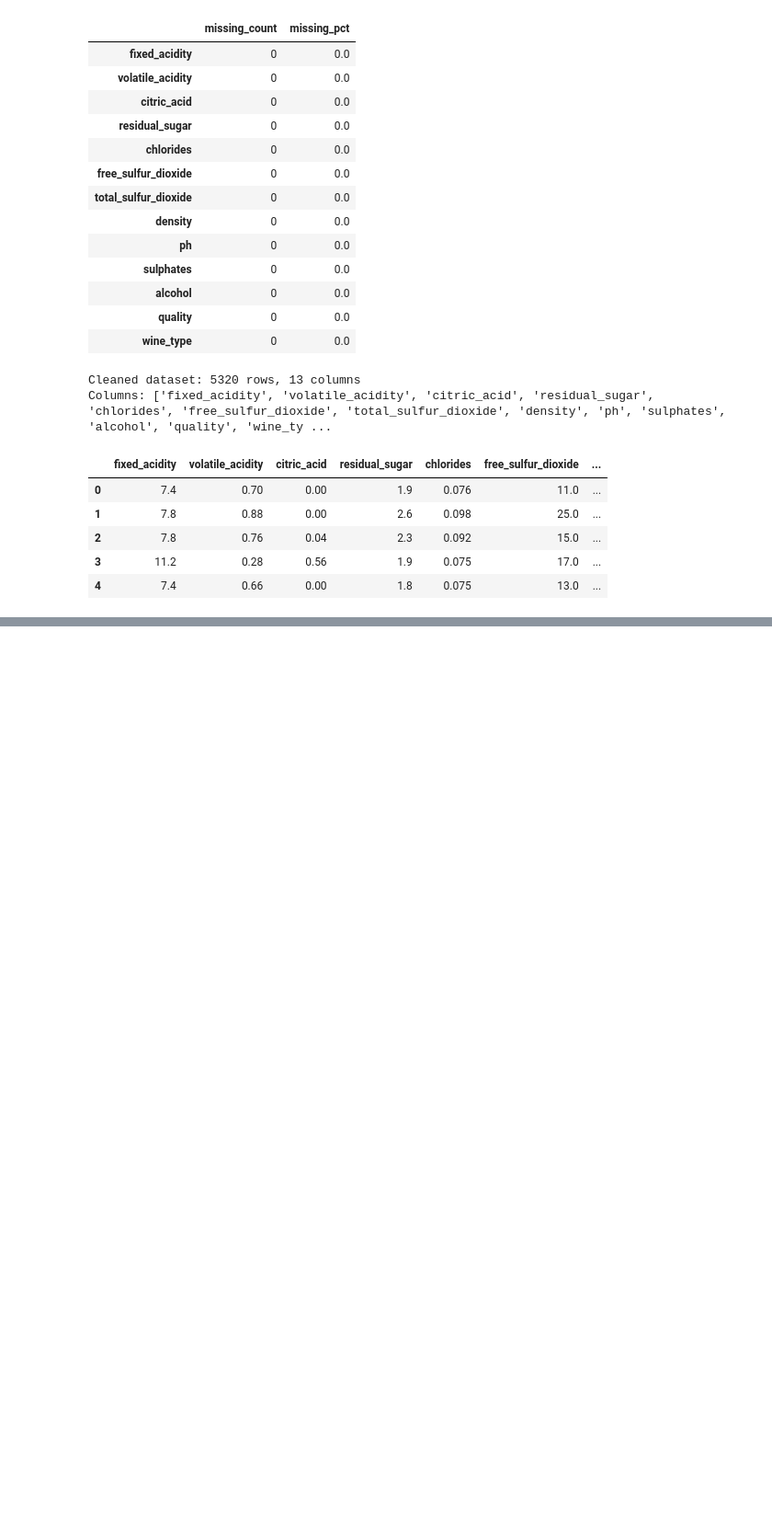
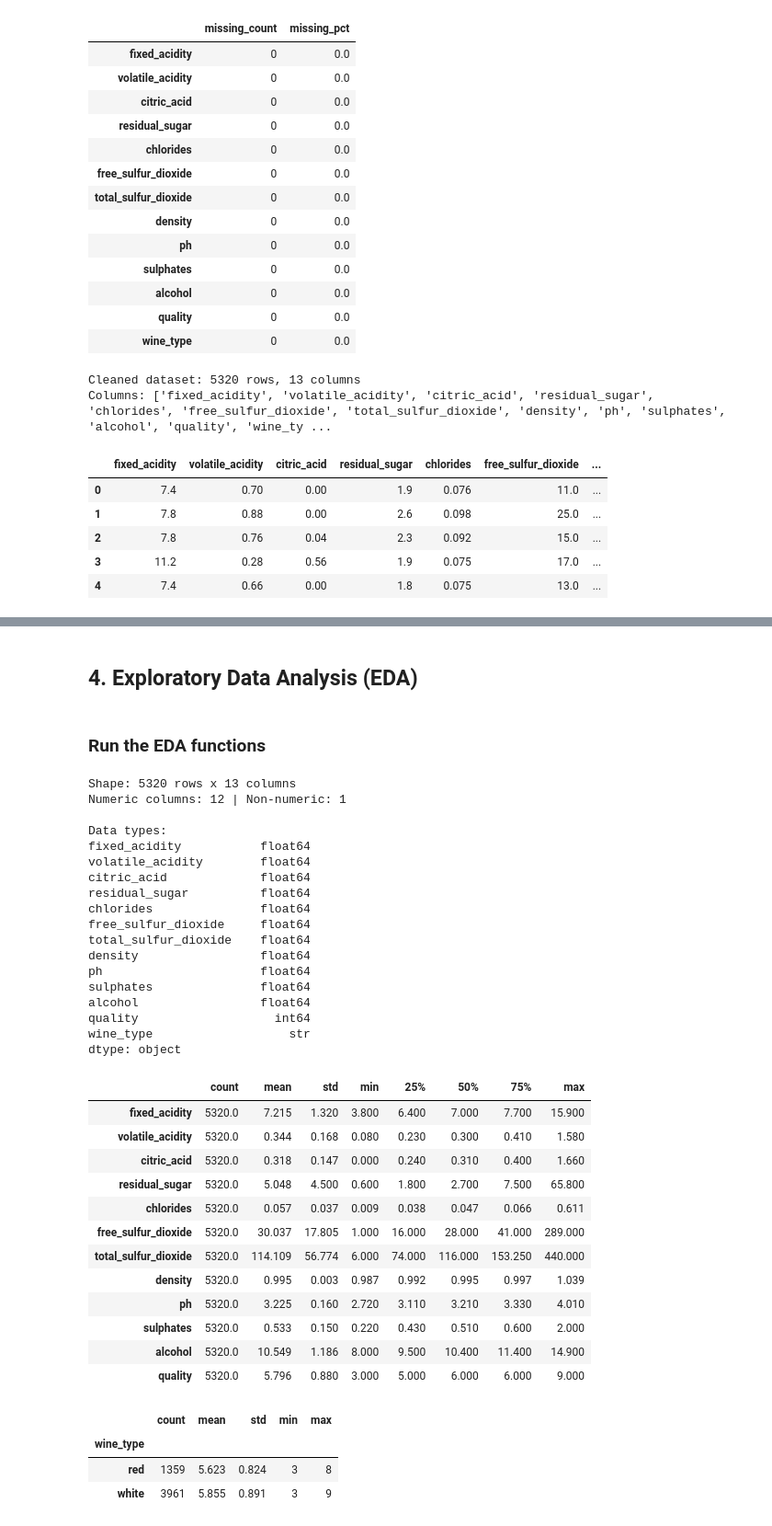
Before and after one commit to vikceo/ai-programming-foundations-project, a Jupyter notebook: ai programming fundamentals/data_workflow.ipynb, the cells around one changed output, grey strips where cells are left out. Shown at 92% size. Drawn from its saved outputs; the diff is of its cells as text; code cells hidden in the pictures; blank space fills up the shorter version.

```diff
--- a/ai programming fundamentals/data_workflow.ipynb
+++ b/ai programming fundamentals/data_workflow.ipynb
@@ -167,0 +154,23 @@ df.describe()
+# %% [markdown]
+## 4. Exploratory Data Analysis (EDA)
+# %%
+def summarize_dataset(df):
+    """Print an overview of the dataset and return its summary statistics.
+
+    Reports the shape, the count of numeric vs. non-numeric columns, and the
+    per-column data types, then returns transposed descriptive statistics
+    (count, mean, std, min, quartiles, max) for all numeric columns. This gives
+    a quick sense of scale, spread, and potential outliers for each feature.
+
+    Args:
+        df (pd.DataFrame): The DataFrame to summarize.
+
+    Returns:
+        pd.DataFrame: Transposed `describe()` output for the numeric columns.
+    """
+    print(f'Shape: {df.shape[0]} rows x {df.shape[1]} columns')
+    numeric_cols = df.select_dtypes(include=np.number).columns
+    print(f'Numeric columns: {len(numeric_cols)} | Non-numeric: {df.shape[1] - len(numeric_cols)}')
+    print('\nData types:')
+    print(df.dtypes)
+    return df.describe().T.round(3)
@@ -167,0 +223,45 @@ df.describe()
+# %% [markdown]
+### Run the EDA functions
+# %%
+# Summary statistics for all numeric features
+summarize_dataset(df)
+# %% [output]
+Shape: 5320 rows x 13 columns
+Numeric columns: 12 | Non-numeric: 1
+
+Data types:
+fixed_acidity           float64
+volatile_acidity        float64
+citric_acid             float64
+residual_sugar          float64
+chlorides               float64
+free_sulfur_dioxide     float64
+total_sulfur_dioxide    float64
+density                 float64
+ph                      float64
+sulphates               float64
+alcohol                 float64
+quality                   int64
+wine_type                   str
+dtype: object
+|  | count | mean | std | min | 25% | 50% | 75% | max |
+| fixed_acidity | 5320.0 | 7.215 | 1.320 | 3.800 | 6.400 | 7.000 | 7.700 | 15.900 |
+| volatile_acidity | 5320.0 | 0.344 | 0.168 | 0.080 | 0.230 | 0.300 | 0.410 | 1.580 |
+| citric_acid | 5320.0 | 0.318 | 0.147 | 0.000 | 0.240 | 0.310 | 0.400 | 1.660 |
+| residual_sugar | 5320.0 | 5.048 | 4.500 | 0.600 | 1.800 | 2.700 | 7.500 | 65.800 |
+| chlorides | 5320.0 | 0.057 | 0.037 | 0.009 | 0.038 | 0.047 | 0.066 | 0.611 |
+| free_sulfur_dioxide | 5320.0 | 30.037 | 17.805 | 1.000 | 16.000 | 28.000 | 41.000 | 289.000 |
+| total_sulfur_dioxide | 5320.0 | 114.109 | 56.774 | 6.000 | 74.000 | 116.000 | 153.250 | 440.000 |
+| density | 5320.0 | 0.995 | 0.003 | 0.987 | 0.992 | 0.995 | 0.997 | 1.039 |
+| ph | 5320.0 | 3.225 | 0.160 | 2.720 | 3.110 | 3.210 | 3.330 | 4.010 |
+| sulphates | 5320.0 | 0.533 | 0.150 | 0.220 | 0.430 | 0.510 | 0.600 | 2.000 |
+| alcohol | 5320.0 | 10.549 | 1.186 | 8.000 | 9.500 | 10.400 | 11.400 | 14.900 |
+| quality | 5320.0 | 5.796 | 0.880 | 3.000 | 5.000 | 6.000 | 6.000 | 9.000 |
+# %%
+# Grouped view: quality by wine type
+group_summary(df, group_col='wine_type', value_col='quality')
+# %% [output]
+|  | count | mean | std | min | max |
+| wine_type |  |  |  |  |  |
+| red | 1359 | 5.623 | 0.824 | 3 | 8 |
+| white | 3961 | 5.855 | 0.891 | 3 | 9 |
```
Also changed, not shown: parts of 7 cells of this notebook.
